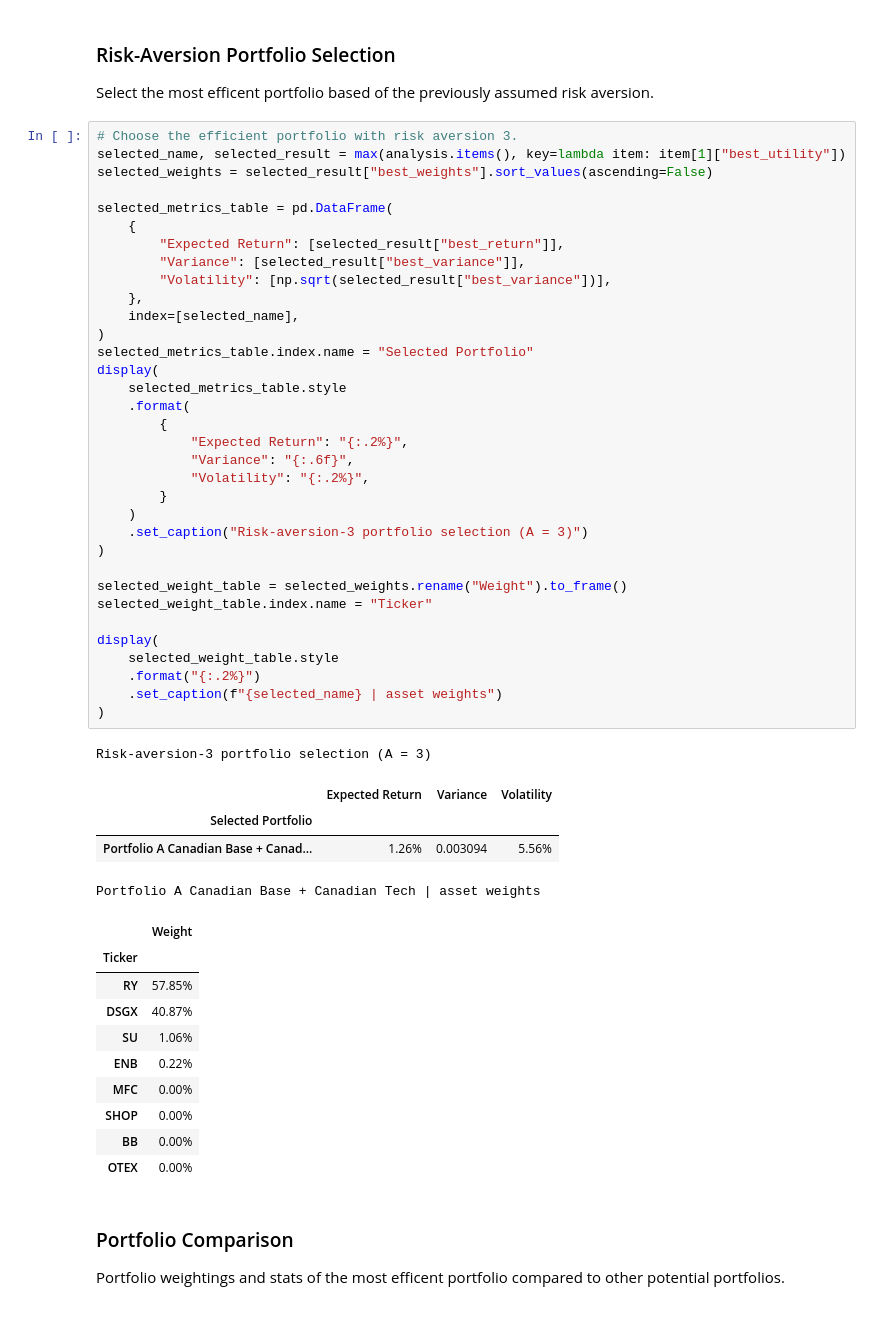
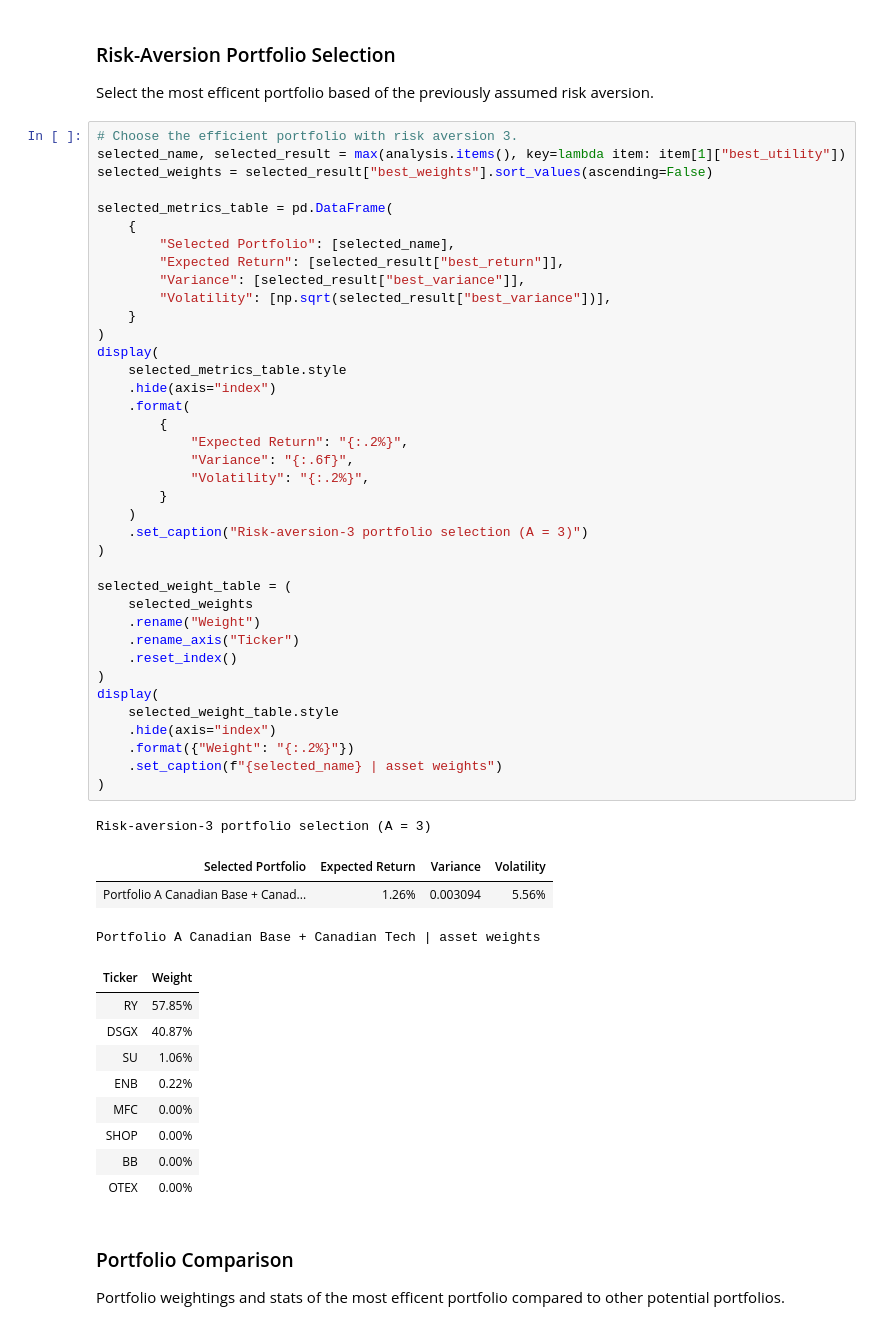
Before and after one commit to Chara1236/CFM301, a Jupyter notebook: PROJ1-CFM301.ipynb, the cells around one changed output. Cells and saved outputs as stored; diff of their text form.

```diff
--- a/PROJ1-CFM301.ipynb
+++ b/PROJ1-CFM301.ipynb
@@ -392,45 +386,47 @@ Select the most efficent portfolio based of the previously assumed risk aversion
 # %%
 # Choose the efficient portfolio with risk aversion 3.
 selected_name, selected_result = max(analysis.items(), key=lambda item: item[1]["best_utility"])
 selected_weights = selected_result["best_weights"].sort_values(ascending=False)
 
 selected_metrics_table = pd.DataFrame(
     {
+        "Selected Portfolio": [selected_name],
         "Expected Return": [selected_result["best_return"]],
         "Variance": [selected_result["best_variance"]],
         "Volatility": [np.sqrt(selected_result["best_variance"])],
-    },
-    index=[selected_name],
+    }
 )
-selected_metrics_table.index.name = "Selected Portfolio"
 display(
     selected_metrics_table.style
+    .hide(axis="index")
     .format(
         {
             "Expected Return": "{:.2%}",
             "Variance": "{:.6f}",
             "Volatility": "{:.2%}",
         }
     )
     .set_caption("Risk-aversion-3 portfolio selection (A = 3)")
 )
 
-selected_weight_table = selected_weights.rename("Weight").to_frame()
-selected_weight_table.index.name = "Ticker"
-
+selected_weight_table = (
+    selected_weights
+    .rename("Weight")
+    .rename_axis("Ticker")
+    .reset_index()
+)
 display(
     selected_weight_table.style
-    .format("{:.2%}")
+    .hide(axis="index")
+    .format({"Weight": "{:.2%}"})
     .set_caption(f"{selected_name} | asset weights")
 )
 # %% [output]
 Risk-aversion-3 portfolio selection (A = 3)
-|  | Expected Return | Variance | Volatility |
-| Selected Portfolio |  |  |  |
+| Selected Portfolio | Expected Return | Variance | Volatility |
 | Portfolio A Canadian Base + Canad... | 1.26% | 0.003094 | 5.56% |
 Portfolio A Canadian Base + Canadian Tech | asset weights
-|  | Weight |
-| Ticker |  |
+| Ticker | Weight |
 | RY | 57.85% |
 | DSGX | 40.87% |
 | SU | 1.06% |
```
Also changed, not shown: parts of 5 cells of this notebook.
